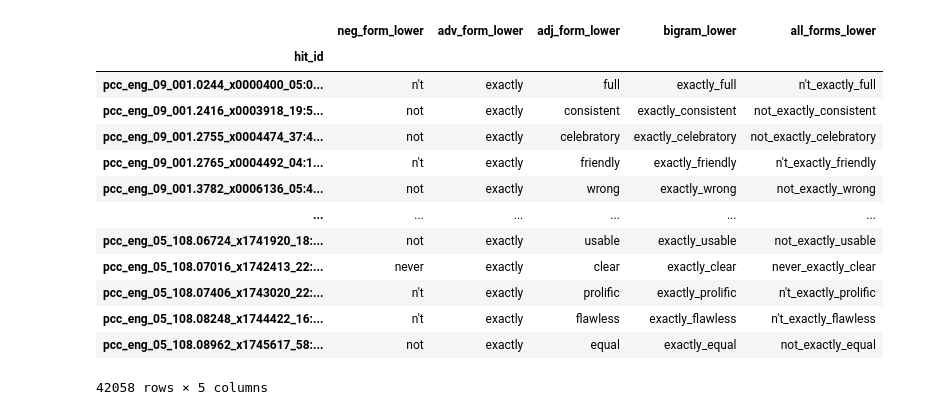
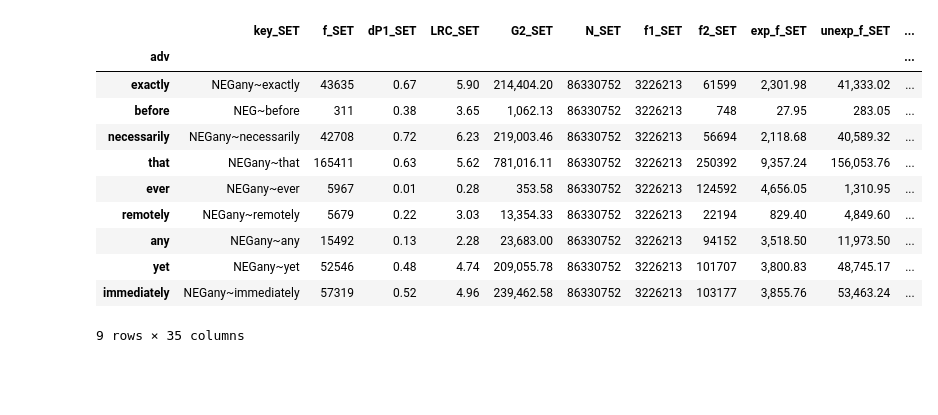
Before and after one commit to AndreaTheLinguist/sanpi, a Jupyter notebook: notebooks/top_NEGadv_bigram-polarity.ipynb, the cells around one changed output. Cells and saved outputs as stored; diff of their text form; code cells hidden in the pictures; blank space fills up the shorter version.

```diff
--- a/notebooks/top_NEGadv_bigram-polarity.ipynb
+++ b/notebooks/top_NEGadv_bigram-polarity.ipynb
@@ -9,7 +9,10 @@ from source.utils.associate import AM_DF_DIR, TOP_AM_DIR, adjust_assoc_columns
 from source.utils.general import PKL_SUFF, confirm_dir, timestamp_today
 from source.utils.sample import sample_pickle as sp
 
-K = 6
+REFILTER_NEG = False
+N_EX_PER_BIGRAM = 99
+VERBOSE = True
+K = 20
 BK = max(K+2, 10)
 DATE = timestamp_today()
 FOCUS = adjust_assoc_columns(['f', 'E11', 'unexpected_f',
@@ -18,7 +21,7 @@ FOCUS = adjust_assoc_columns(['f', 'E11', 'unexpected_f',
                               #   't_score', 'mutual_information', 'am_odds_ratio_disc',
                               'N', 'f1', 'f2', 'l1', 'l2'])
 pd.set_option("display.float_format", '{:,.2f}'.format)
-pd.set_option("display.max_colwidth", 80)
+pd.set_option("display.max_colwidth", 70)
 
 NEG_HITS_PATH = POST_PROC_DIR.joinpath(
     'RBdirect/trigger-bigrams_frq-thrMIN-7.35f.pkl.gz')
@@ -48,13 +52,3 @@ def force_ints(_df):
     # _df[count_cols] = _df[:, count_cols].astype('int64')
     # print(_df.dtypes.to_frame('dtypes'))
     return _df
-# %%
-adv_am = []
-while not any(adv_am):
-    try:
-        adv_am = pd.read_csv(
-            TOP_AM_DIR / f'Top{K}_NEG-ADV_combined.35f-7c_{DATE}.csv').set_index('adv')
-    except FileNotFoundError:
-        DATE = DATE[:-1]+str(int(DATE[-1])-1)
-
-bigram_am = pd.read_csv(TOP_AM_DIR / f'Top{K}_NEG-ADV_top-{BK}-bigrams.{DATE}.csv').set_index('key')
@@ -106,20 +55,3 @@ if not PRE_FILTERED_NEG_HITS.is_file():
-# %%
-neg_hits_table.filter(like='lower').loc[neg_hits_table.adv_form_lower=='exactly',:]
-# %% [output]
-|  | neg_form_lower | adv_form_lower | adj_form_lower | bigram_lower | all_forms_lower |
-| hit_id |  |  |  |  |  |
-| pcc_eng_09_001.0244_x0000400_05:0... | n't | exactly | full | exactly_full | n't_exactly_full |
-| pcc_eng_09_001.2416_x0003918_19:5... | not | exactly | consistent | exactly_consistent | not_exactly_consistent |
-| pcc_eng_09_001.2755_x0004474_37:4... | not | exactly | celebratory | exactly_celebratory | not_exactly_celebratory |
-| pcc_eng_09_001.2765_x0004492_04:1... | n't | exactly | friendly | exactly_friendly | n't_exactly_friendly |
-| pcc_eng_09_001.3782_x0006136_05:4... | not | exactly | wrong | exactly_wrong | not_exactly_wrong |
-| ... | ... | ... | ... | ... | ... |
-| pcc_eng_05_108.06724_x1741920_18:... | not | exactly | usable | exactly_usable | not_exactly_usable |
-| pcc_eng_05_108.07016_x1742413_22:... | never | exactly | clear | exactly_clear | never_exactly_clear |
-| pcc_eng_05_108.07406_x1743020_22:... | n't | exactly | prolific | exactly_prolific | n't_exactly_prolific |
-| pcc_eng_05_108.08248_x1744422_16:... | n't | exactly | flawless | exactly_flawless | n't_exactly_flawless |
-| pcc_eng_05_108.08962_x1745617_58:... | not | exactly | equal | exactly_equal | not_exactly_equal |
-42058 rows × 5 columns
 # %%
 def embolden(series,
             bold_regex=None):
@@ -127,3 +59,26 @@ def embolden(series,
     return series.apply(
         lambda x: re.sub(bold_regex,
                         r' __`\1`__ ', x, flags=re.I))
+# %%
+adv_am = []
+while not any(adv_am):
+    try:
+        adv_am = pd.read_csv(
+            TOP_AM_DIR / f'Top{K}_NEG-ADV_combined.35f-7c_{DATE}.csv'
+            ).set_index('adv')
+    except FileNotFoundError:
+        DATE = DATE[:-1]+str(int(DATE[-1])-1)
+adv_am
+# %% [output]
+|  | key_SET | f_SET | dP1_SET | LRC_SET | G2_SET | N_SET | f1_SET | f2_SET | exp_f_SET | unexp_f_SET | ... |
+| adv |  |  |  |  |  |  |  |  |  |  | ... |
+| exactly | NEGany~exactly | 43635 | 0.67 | 5.90 | 214,404.20 | 86330752 | 3226213 | 61599 | 2,301.98 | 41,333.02 | ... |
+| before | NEG~before | 311 | 0.38 | 3.65 | 1,062.13 | 86330752 | 3226213 | 748 | 27.95 | 283.05 | ... |
+| necessarily | NEGany~necessarily | 42708 | 0.72 | 6.23 | 219,003.46 | 86330752 | 3226213 | 56694 | 2,118.68 | 40,589.32 | ... |
+| that | NEGany~that | 165411 | 0.63 | 5.62 | 781,016.11 | 86330752 | 3226213 | 250392 | 9,357.24 | 156,053.76 | ... |
+| ever | NEGany~ever | 5967 | 0.01 | 0.28 | 353.58 | 86330752 | 3226213 | 124592 | 4,656.05 | 1,310.95 | ... |
+| remotely | NEGany~remotely | 5679 | 0.22 | 3.03 | 13,354.33 | 86330752 | 3226213 | 22194 | 829.40 | 4,849.60 | ... |
+| any | NEGany~any | 15492 | 0.13 | 2.28 | 23,683.00 | 86330752 | 3226213 | 94152 | 3,518.50 | 11,973.50 | ... |
+| yet | NEGany~yet | 52546 | 0.48 | 4.74 | 209,055.78 | 86330752 | 3226213 | 101707 | 3,800.83 | 48,745.17 | ... |
+| immediately | NEGany~immediately | 57319 | 0.52 | 4.96 | 239,462.58 | 86330752 | 3226213 | 103177 | 3,855.76 | 53,463.24 | ... |
+9 rows × 35 columns
```
Also changed, not shown: parts of 23 cells of this notebook, 19 other files.
